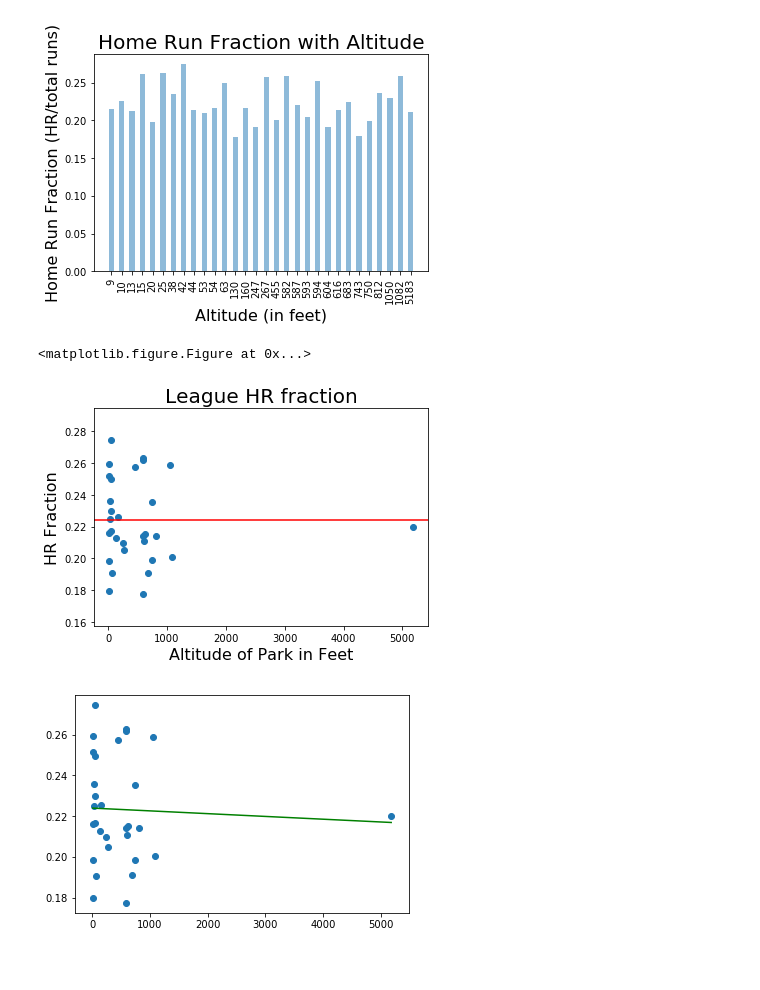
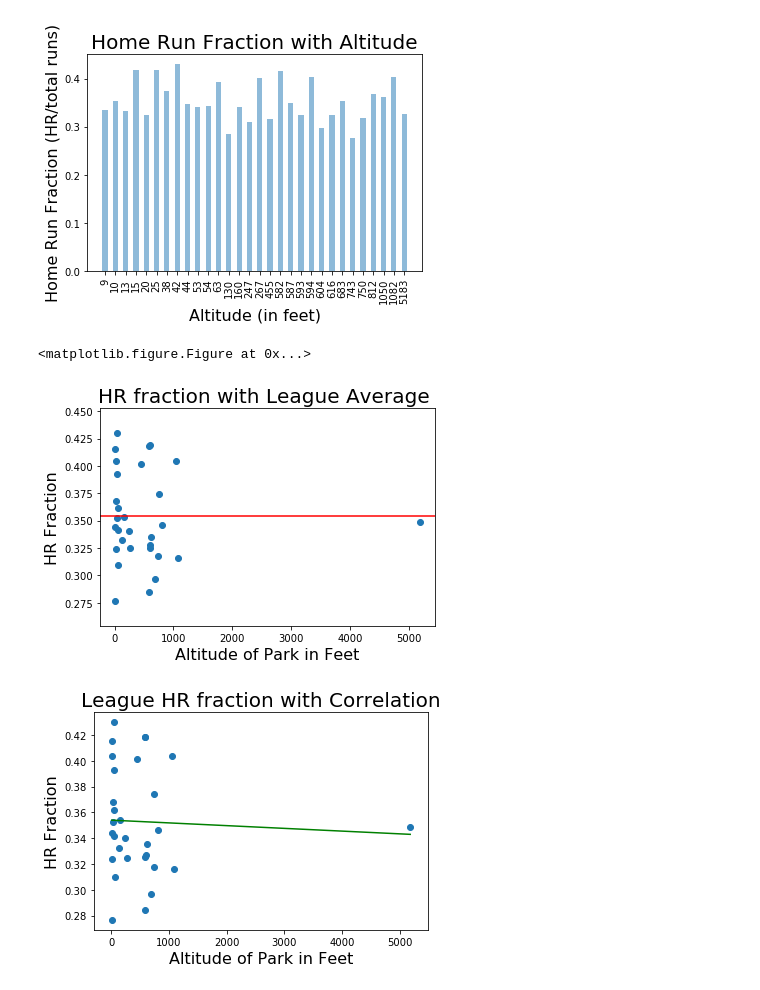
Before and after one commit to SamBusser30/Park_Factor-, a Jupyter notebook: Project_Code/HR fraction.ipynb, the cells around one changed output. Saved outputs shown, nothing was run; the diff lists cells and outputs as text; code cells hidden in the pictures.

```diff
--- a/Project_Code/HR fraction.ipynb
+++ b/Project_Code/HR fraction.ipynb
@@ -47,7 +47,7 @@ index = 0
 for ii in team_ids:
     dfTemp = dfRetro.loc[dfRetro['home_team_id'] == ii]
     dfTemp2 = dfTemp.loc[dfTemp['event_cd'] == 23]
-    home_runs[index][1] = dfTemp2['game_id'].count()
+    home_runs[index][1] = dfTemp2['event_runs_ct'].sum()
     index +=1
 
 #combine Miami and Florida
@@ -96,7 +99,7 @@ plt.xticks(y_pos, sorted(altitudes['altitude']), rotation='vertical')
 plt.figure(figsize=(50, 3))
 plt.show()
 # %% [output]
-[figure, old version]
+[figure, new version]
 <matplotlib.figure.Figure at 0x...>
 # %%
 del team_ids[11]
@@ -109,24 +112,24 @@ fig, ax = plt.subplots()
 plt.axhline(league_avg, color='r')
 plt.xlabel("Altitude of Park in Feet", size = 16)
 plt.ylabel("HR Fraction", size = 16)
-plt.title("League HR fraction", size=20)
+plt.title("HR fraction with League Average ", size=20)
 scatter = ax.scatter(x,y)
 plt.show()
 # %% [output]
-[figure, old version]
+[figure, new version]
 # %%
 x = altitudes['altitude']
 y = HRF
 line = league_avg
 #line = ax.plot(x,line)
 fig, ax = plt.subplots()
 plt.plot(np.unique(x), np.poly1d(np.polyfit(x, y, 1))(np.unique(x)), color='green')
 plt.xlabel("Altitude of Park in Feet", size = 16)
 plt.ylabel("HR Fraction", size = 16)
-plt.title("League HR fraction", size=20)
+plt.title("League HR fraction with Correlation", size=20)
 
 scatter = ax.scatter(x,y)
 plt.show()
 # %% [output]
-[figure, old version]
+[figure, new version]
 # %%
```
Also changed, not shown: parts of 9 cells of this notebook, 2 other files.
